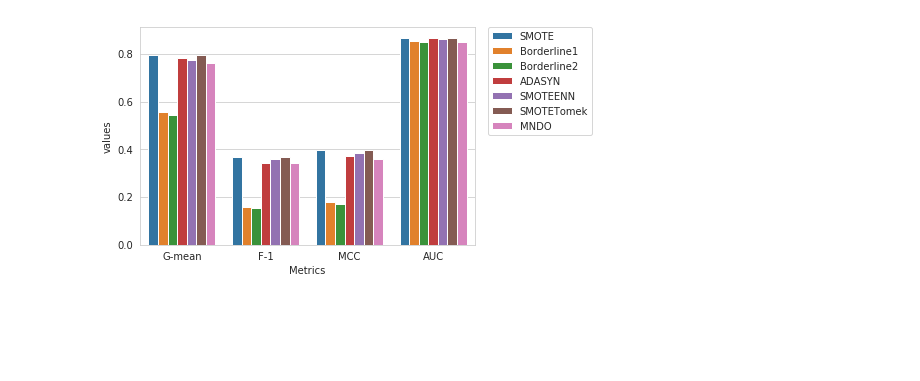
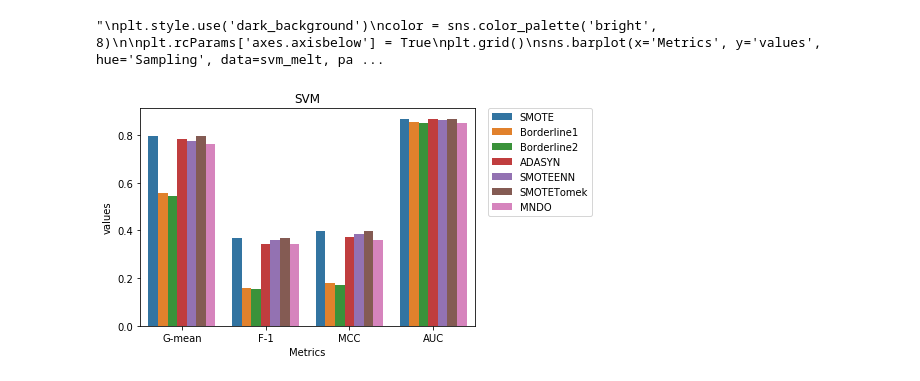
Before and after one commit to baibai25/MNDO-NC, a Jupyter notebook: analyze/visualize.ipynb, the cells around one changed output. Cells and saved outputs as stored; diff of their text form; code cells hidden in the pictures; blank space fills up the shorter version.

```diff
--- a/analyze/visualize.ipynb
+++ b/analyze/visualize.ipynb
@@ -4,7 +4,6 @@ import pandas as pd
 import numpy as np
 import matplotlib.pyplot as plt
 import seaborn as sns
-sns.set_style('whitegrid')
 # %%
 scale = 'data_norm'
 #scale = 'data_std'
@@ -53,9 +52,25 @@ dt_melt = pd.melt(dt, id_vars='Sampling', var_name='Metrics', value_name='values
 knn['Sampling'] = index_name
 knn = knn.drop(['Sensitivity', 'Specificity'], axis=1)
 knn_melt = pd.melt(knn, id_vars='Sampling', var_name='Metrics', value_name='values')
+# %%
+# dark images
+"""
+plt.style.use('dark_background')
+color = sns.color_palette('bright', 8)
+
+plt.rcParams['axes.axisbelow'] = True
+plt.grid()
+sns.barplot(x='Metrics', y='values', hue='Sampling', data=svm_melt, palette=color)
+plt.title('SVM')
+plt.legend(loc='best', bbox_to_anchor=(1.35, 1), borderaxespad=0)
+plt.savefig('svm_{}.png'.format(scale), dpi=300, bbox_inches='tight')
+"""
+# %% [output]
+"\nplt.style.use('dark_background')\ncolor = sns.color_palette('bright', 8)\n\nplt.rcParams['axes.axisbelow'] = True\nplt.grid()\nsns.barplot(x='Metrics', y='values', hue='Sampling', data=svm_melt, pa ...
 # %%
 sns.barplot(x='Metrics', y='values', hue='Sampling', data=svm_melt)
+plt.title('SVM')
 plt.legend(loc='best', bbox_to_anchor=(1.35, 1), borderaxespad=0)
 plt.savefig('svm_{}.png'.format(scale), dpi=300, bbox_inches='tight')
 # %% [output]
-[figure, old version]
+[figure, new version]
```
Also changed, not shown: parts of 4 cells of this notebook.
